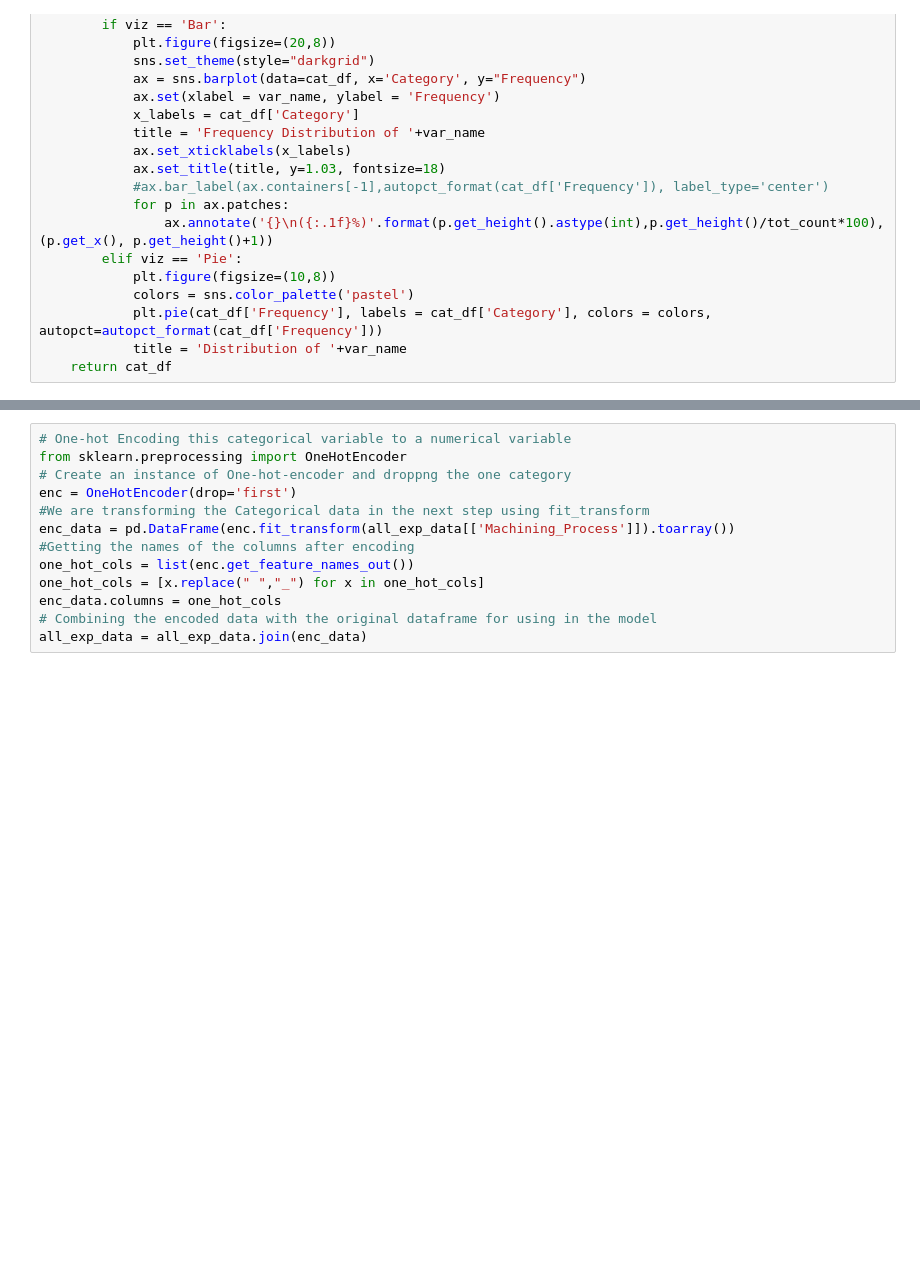
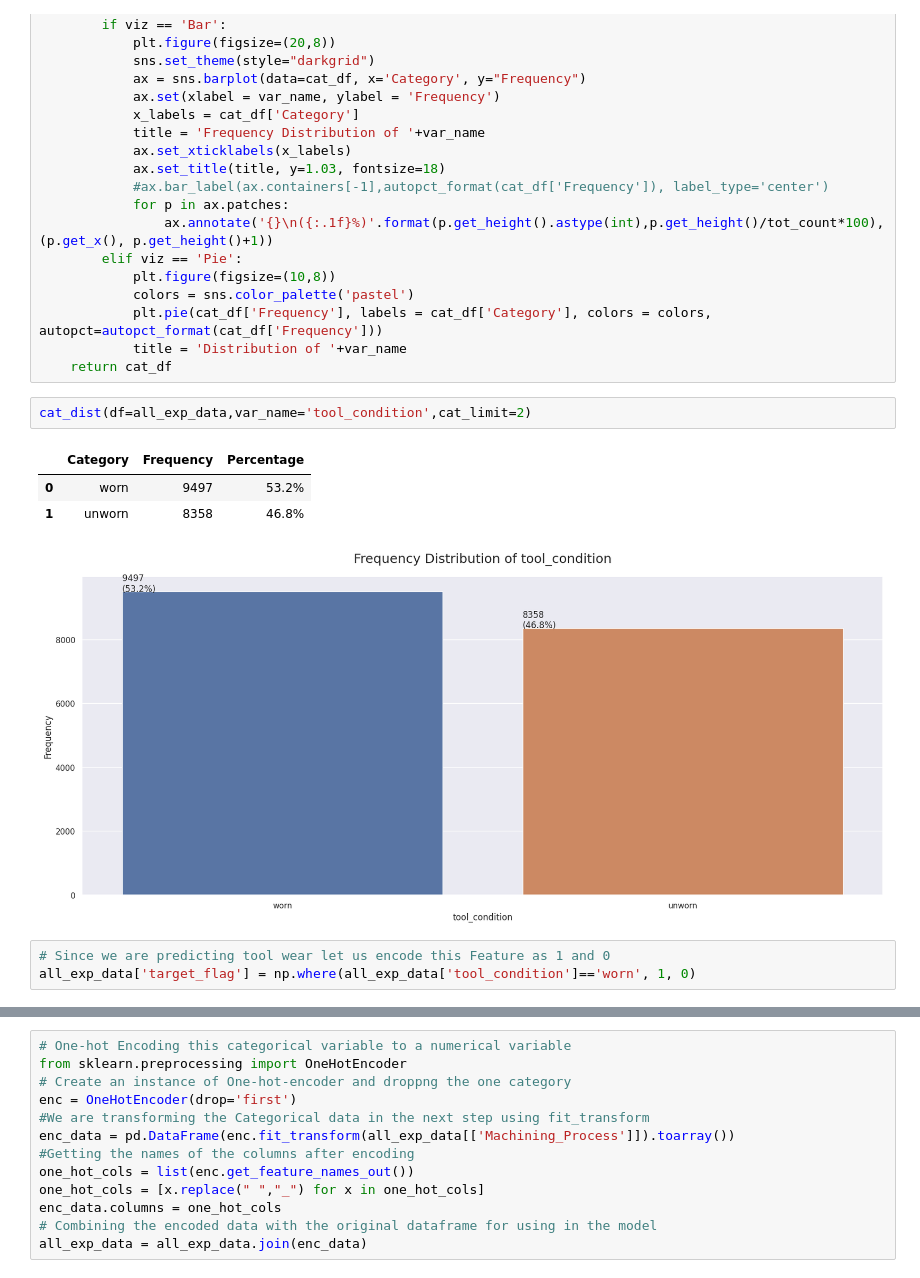
Before and after one commit to ayuba7272/millToolWear_caseStudy, a Jupyter notebook: CNC_MillWearCaseStudy.ipynb, the cells around one changed output, grey strips where cells are left out. Cells and saved outputs as stored; diff of their text form; blank space fills up the shorter version.

```diff
--- a/CNC_MillWearCaseStudy.ipynb
+++ b/CNC_MillWearCaseStudy.ipynb
@@ -307,6 +361,16 @@ def cat_dist(df=None,var_name='',plot=True,viz='Bar',cat_limit=5):
             plt.pie(cat_df['Frequency'], labels = cat_df['Category'], colors = colors, autopct=autopct_format(cat_df['Frequency']))
             title = 'Distribution of '+var_name
     return cat_df
+# %%
+cat_dist(df=all_exp_data,var_name='tool_condition',cat_limit=2)
+# %% [output]
+|  | Category | Frequency | Percentage |
+| 0 | worn | 9497 | 53.2% |
+| 1 | unworn | 8358 | 46.8% |
+[figure, added]
+# %%
+# Since we are predicting tool wear let us encode this Feature as 1 and 0
+all_exp_data['target_flag'] = np.where(all_exp_data['tool_condition']=='worn', 1, 0)
 # %%
 cat_dist(df=all_exp_data,var_name='Machining_Process',cat_limit=15)
 # %% [output]
```
Also changed, not shown: parts of 24 cells of this notebook.
